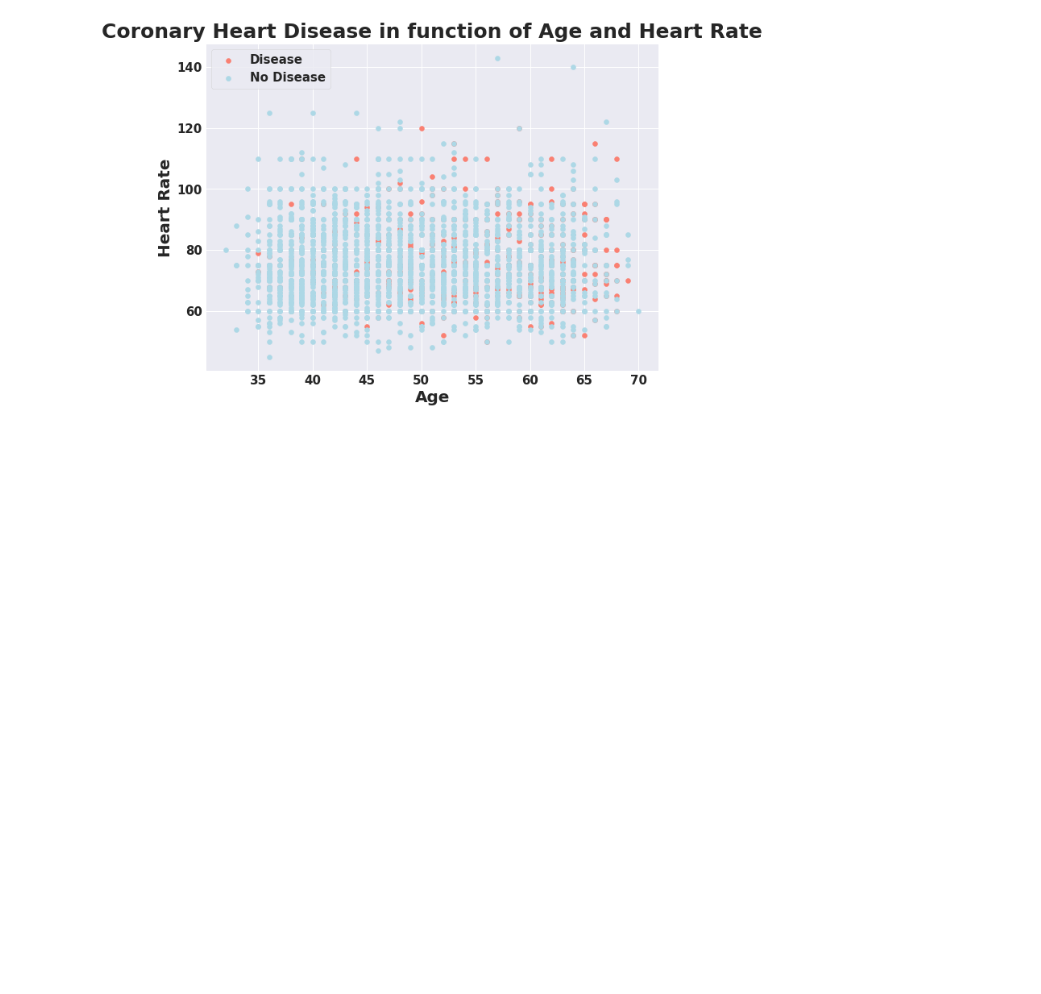
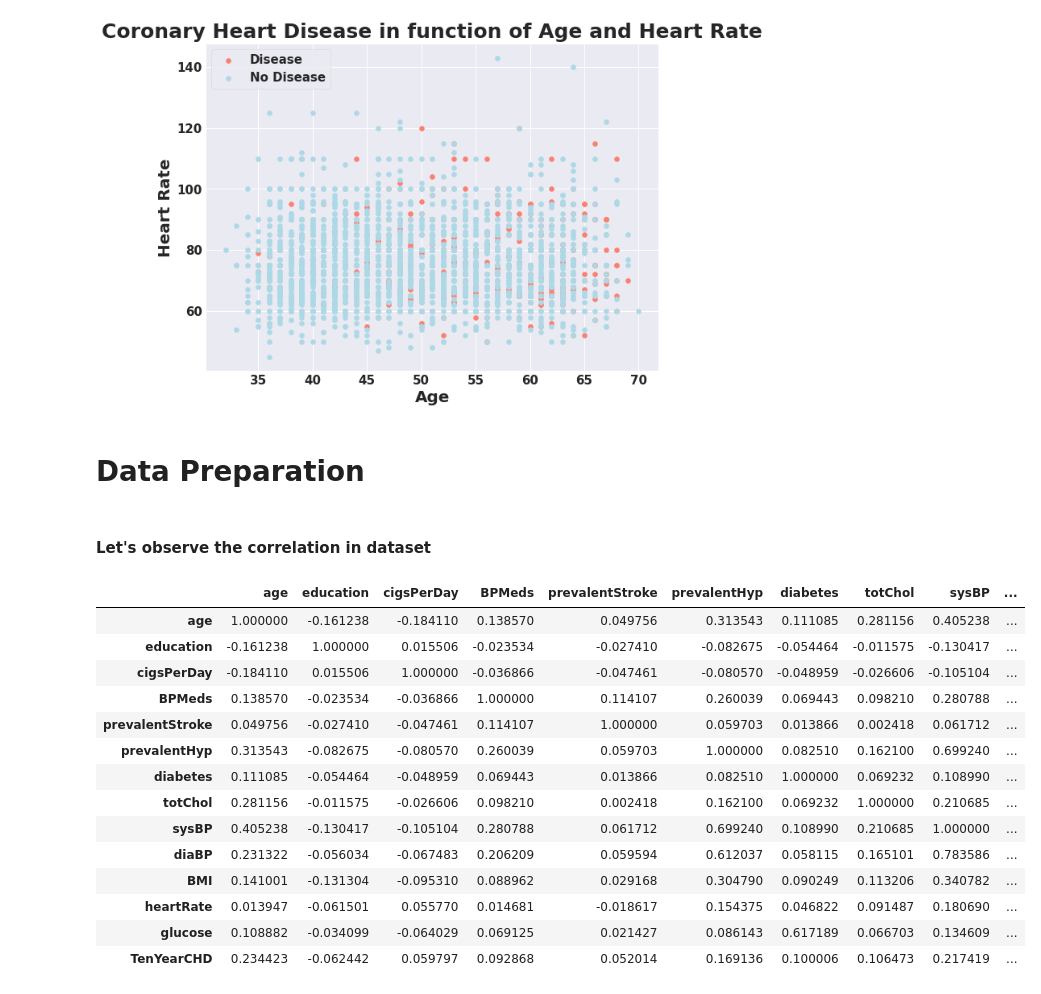
Before and after one commit to kavrit/Cardiovascular-Risk-Prediction, a Jupyter notebook: Capstone_Project_Cardiovascular_Risk_Prediction.ipynb, the cells around one changed output. Drawn from its saved outputs; the diff is of its cells as text; code cells hidden in the pictures; blank space fills up the shorter version.

```diff
--- a/Capstone_Project_Cardiovascular_Risk_Prediction.ipynb
+++ b/Capstone_Project_Cardiovascular_Risk_Prediction.ipynb
@@ -612,3 +612,26 @@ plt.ylabel("Heart Rate")
 plt.legend(["Disease", "No Disease"]);
 # %% [output]
 [figure]
+# %% [markdown]
+# **Data Preparation**
+# %% [markdown]
+#### **Let's observe the correlation in dataset**
+# %%
+corr_matrix = df.corr()
+corr_matrix
+# %% [output]
+|  | age | education | cigsPerDay | BPMeds | prevalentStroke | prevalentHyp | diabetes | totChol | sysBP | ... |
+| age | 1.000000 | -0.161238 | -0.184110 | 0.138570 | 0.049756 | 0.313543 | 0.111085 | 0.281156 | 0.405238 | ... |
+| education | -0.161238 | 1.000000 | 0.015506 | -0.023534 | -0.027410 | -0.082675 | -0.054464 | -0.011575 | -0.130417 | ... |
+| cigsPerDay | -0.184110 | 0.015506 | 1.000000 | -0.036866 | -0.047461 | -0.080570 | -0.048959 | -0.026606 | -0.105104 | ... |
+| BPMeds | 0.138570 | -0.023534 | -0.036866 | 1.000000 | 0.114107 | 0.260039 | 0.069443 | 0.098210 | 0.280788 | ... |
+| prevalentStroke | 0.049756 | -0.027410 | -0.047461 | 0.114107 | 1.000000 | 0.059703 | 0.013866 | 0.002418 | 0.061712 | ... |
+| prevalentHyp | 0.313543 | -0.082675 | -0.080570 | 0.260039 | 0.059703 | 1.000000 | 0.082510 | 0.162100 | 0.699240 | ... |
+| diabetes | 0.111085 | -0.054464 | -0.048959 | 0.069443 | 0.013866 | 0.082510 | 1.000000 | 0.069232 | 0.108990 | ... |
+| totChol | 0.281156 | -0.011575 | -0.026606 | 0.098210 | 0.002418 | 0.162100 | 0.069232 | 1.000000 | 0.210685 | ... |
+| sysBP | 0.405238 | -0.130417 | -0.105104 | 0.280788 | 0.061712 | 0.699240 | 0.108990 | 0.210685 | 1.000000 | ... |
+| diaBP | 0.231322 | -0.056034 | -0.067483 | 0.206209 | 0.059594 | 0.612037 | 0.058115 | 0.165101 | 0.783586 | ... |
+| BMI | 0.141001 | -0.131304 | -0.095310 | 0.088962 | 0.029168 | 0.304790 | 0.090249 | 0.113206 | 0.340782 | ... |
+| heartRate | 0.013947 | -0.061501 | 0.055770 | 0.014681 | -0.018617 | 0.154375 | 0.046822 | 0.091487 | 0.180690 | ... |
+| glucose | 0.108882 | -0.034099 | -0.064029 | 0.069125 | 0.021427 | 0.086143 | 0.617189 | 0.066703 | 0.134609 | ... |
+| TenYearCHD | 0.234423 | -0.062442 | 0.059797 | 0.092868 | 0.052014 | 0.169136 | 0.100006 | 0.106473 | 0.217419 | ... |
```
Also changed, not shown: parts of 4 cells of this notebook.
